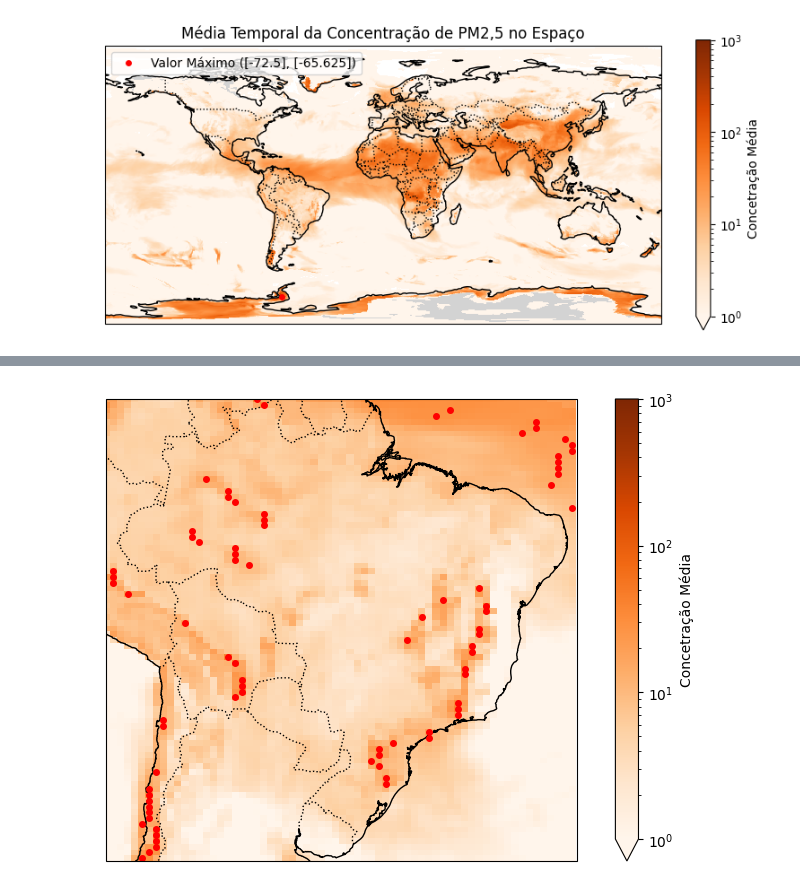
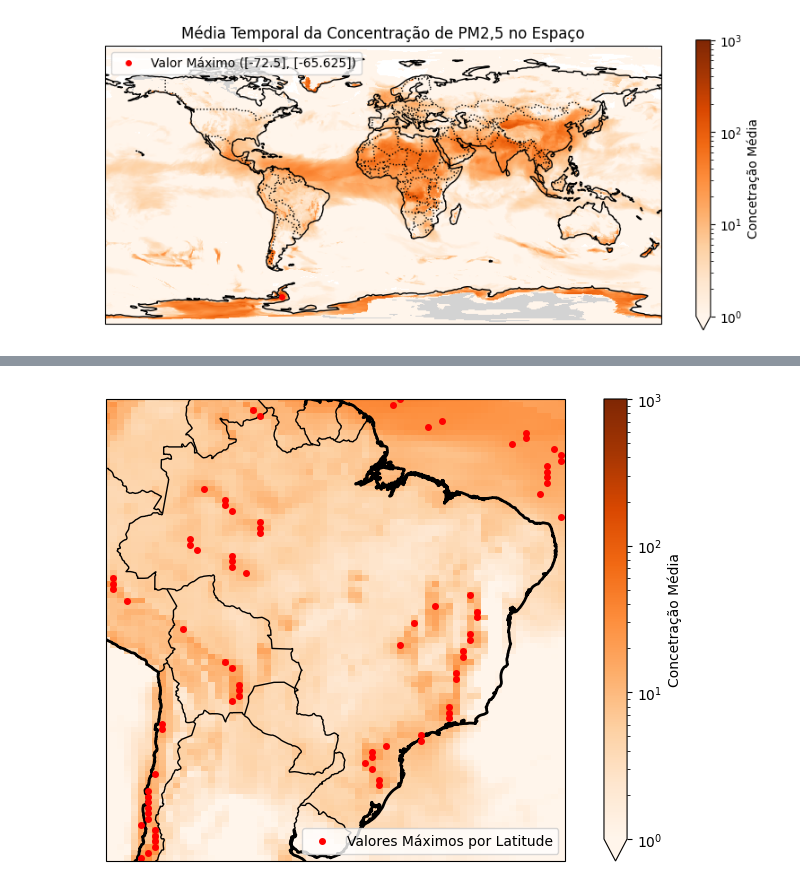
Before and after one commit to Bianca-bonetti/ENS410064, a Jupyter notebook: Atividade04.ipynb, the cells around one changed output, grey strips where cells are left out. Saved outputs shown, nothing was run; the diff lists cells and outputs as text; code cells hidden in the pictures.

```diff
--- a/Atividade04.ipynb
+++ b/Atividade04.ipynb
@@ -129,7 +130,7 @@ plt.show()
 #plotar maximos das logitudes
 #recortando dados do brasil
 # Definir os limites para o Brasil
-lat_min, lat_max = -35, 5
+lat_min, lat_max = -35, 6
 lon_min, lon_max = -75, -34
 
 # Recortar os dados para o Brasil usando .sel()
@@ -140,4 +141,5 @@ print(pm25.lat.min().values, pm25.lat.max().values)
 print(pm25.lon.min().values, pm25.lon.max().values)
 print(lat_min)
 brasil
+mediatimebrasil = brasil['MERRA2_CNN_Surface_PM25'].mean(dim='time')
 # %% [output]
@@ -198,25 +183,25 @@ resultado2 = -75+0.625*resultado
 # %%
 mediatimebrasil = brasil['MERRA2_CNN_Surface_PM25'].mean(dim='time')
 
 norm = LogNorm(vmin=1, vmax=1000)
 fig, ax = plt.subplots(figsize=(10, 6), subplot_kw={'projection': ccrs.PlateCarree()})
 
 # Plotar os dados
 
 mediatimebrasil.plot(ax=ax, transform=ccrs.PlateCarree(), cmap='Oranges', norm=norm,cbar_kwargs={'shrink':1,'label':'Concetração Média'})
-ax.plot(resultado2, mediatimebrasil.lat, 'ro',markersize=4,color='red', label=f'Valor Máximo ({lat}, {lon})')
+ax.plot(resultado2, mediatimebrasil.lat, 'ro',markersize=4,color='red', label='Valores Máximos por Latitude')
 
 # Adicionar o mapa-múndi com costas e fronteiras
 # Adicionar contornos geográficos
-ax.coastlines(resolution='10m', linewidth=1)
-ax.add_feature(cfeature.BORDERS, linestyle=':', linewidth=1)
+ax.coastlines(resolution='10m', linewidth=2)
+ax.add_feature(cfeature.BORDERS, linewidth=1)
 ax.add_feature(cfeature.LAND, facecolor='lightgray')
-
+ax.legend(loc='lower right')
 # Definir a extensão do mapa para o Brasil
 ax.set_extent([lon_min, lon_max, lat_min+1.5, lat_max])
 plt.show()
 # %% [output]
-[figure, old version]
+[figure, new version]
 # %%
 import geopandas as gpd
 import xarray as xr
```
Also changed, not shown: parts of 13 cells of this notebook, 1 other file.
